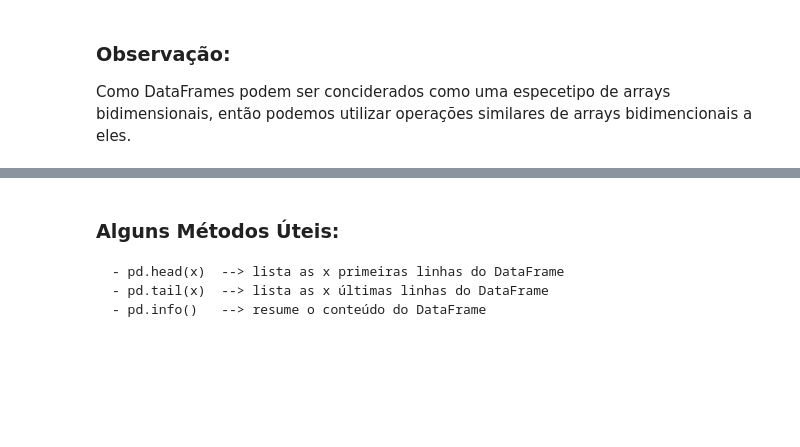
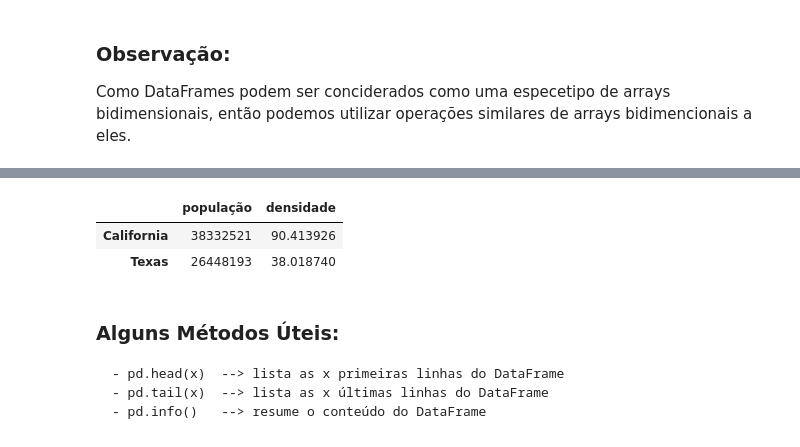
Before and after one commit to raphaelramosds/dc, a Jupyter notebook: Aulas/Aula04/notebbok_aula04.ipynb, the cells around one changed output, grey strips where cells are left out. Drawn from its saved outputs; the diff is of its cells as text; code cells hidden in the pictures; blank space fills up the shorter version.

```diff
--- a/Aulas/Aula04/notebbok_aula04.ipynb
+++ b/Aulas/Aula04/notebbok_aula04.ipynb
@@ -693,9 +918,13 @@ estados.loc[estados.densidade > 100, ['população', 'densidade']]
 # %%
 # Exercício:
 # Obenha apenas os Estados com população acima de 20 milhões.
 # Exiba as colunas 'população'e 'densidade'
 
-????
+estados.loc[estados['população'] > 20000000, ['população', 'densidade']]
+# %% [output]
+|  | população | densidade |
+| California | 38332521 | 90.413926 |
+| Texas | 26448193 | 38.018740 |
 # %% [markdown]
 ### Alguns Métodos Úteis:
     - pd.head(x)  --> lista as x primeiras linhas do DataFrame
```
Also changed, not shown: parts of 66 cells of this notebook.
